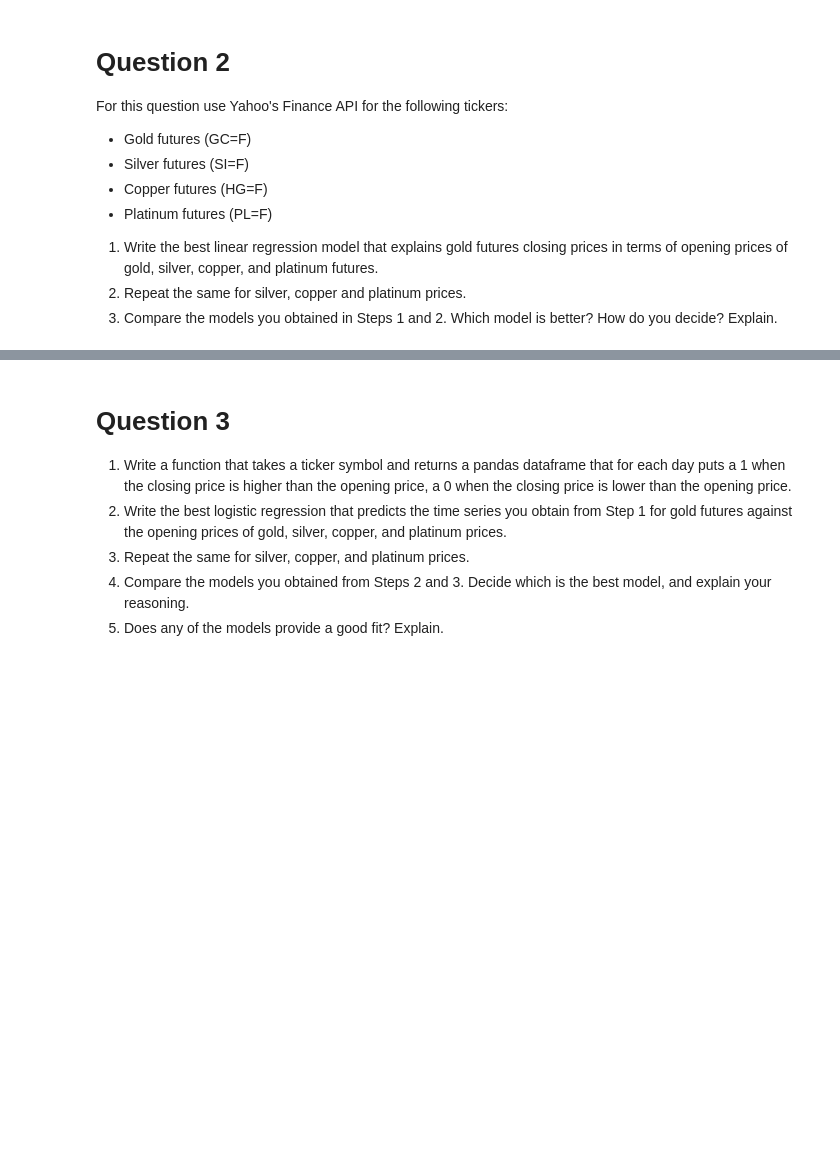
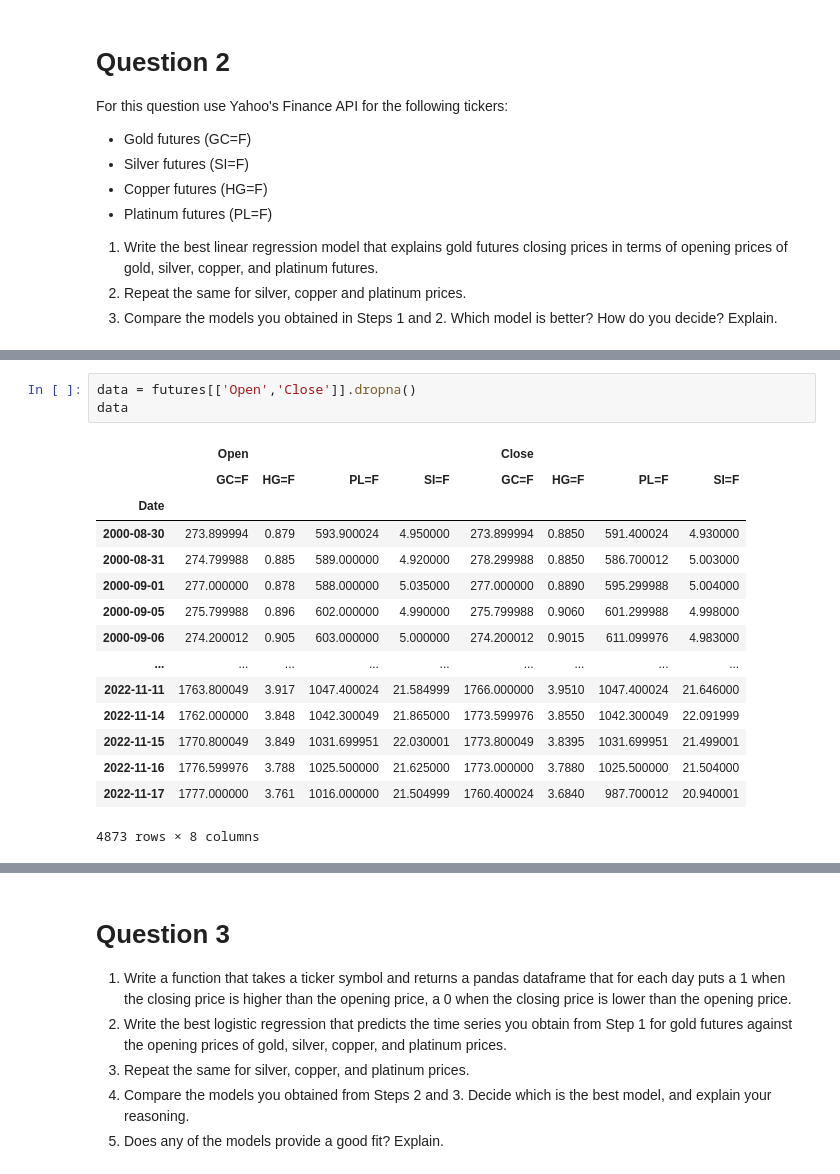
Before and after one commit to kaygun/2022-Fall-388E, a Jupyter notebook: HW2.ipynb, the cells around one changed output, grey strips where cells are left out. Drawn from its saved outputs; the diff is of its cells as text; blank space fills up the shorter version.

```diff
--- a/HW2.ipynb
+++ b/HW2.ipynb
@@ -33,0 +210,19 @@ For this question use Yahoo's Finance API for the following tickers:
+# %%
+data = futures[['Open','Close']].dropna()
+data
+# %% [output]
+|  | Open |  |  |  | Close |  |  |  |
+|  | GC=F | HG=F | PL=F | SI=F | GC=F | HG=F | PL=F | SI=F |
+| Date |  |  |  |  |  |  |  |  |
+| 2000-08-30 | 273.899994 | 0.879 | 593.900024 | 4.950000 | 273.899994 | 0.8850 | 591.400024 | 4.930000 |
+| 2000-08-31 | 274.799988 | 0.885 | 589.000000 | 4.920000 | 278.299988 | 0.8850 | 586.700012 | 5.003000 |
+| 2000-09-01 | 277.000000 | 0.878 | 588.000000 | 5.035000 | 277.000000 | 0.8890 | 595.299988 | 5.004000 |
+| 2000-09-05 | 275.799988 | 0.896 | 602.000000 | 4.990000 | 275.799988 | 0.9060 | 601.299988 | 4.998000 |
+| 2000-09-06 | 274.200012 | 0.905 | 603.000000 | 5.000000 | 274.200012 | 0.9015 | 611.099976 | 4.983000 |
+| ... | ... | ... | ... | ... | ... | ... | ... | ... |
+| 2022-11-11 | 1763.800049 | 3.917 | 1047.400024 | 21.584999 | 1766.000000 | 3.9510 | 1047.400024 | 21.646000 |
+| 2022-11-14 | 1762.000000 | 3.848 | 1042.300049 | 21.865000 | 1773.599976 | 3.8550 | 1042.300049 | 22.091999 |
+| 2022-11-15 | 1770.800049 | 3.849 | 1031.699951 | 22.030001 | 1773.800049 | 3.8395 | 1031.699951 | 21.499001 |
+| 2022-11-16 | 1776.599976 | 3.788 | 1025.500000 | 21.625000 | 1773.000000 | 3.7880 | 1025.500000 | 21.504000 |
+| 2022-11-17 | 1777.000000 | 3.761 | 1016.000000 | 21.504999 | 1760.400024 | 3.6840 | 987.700012 | 20.940001 |
+4873 rows × 8 columns
```
Also changed, not shown: parts of 45 cells of this notebook.
